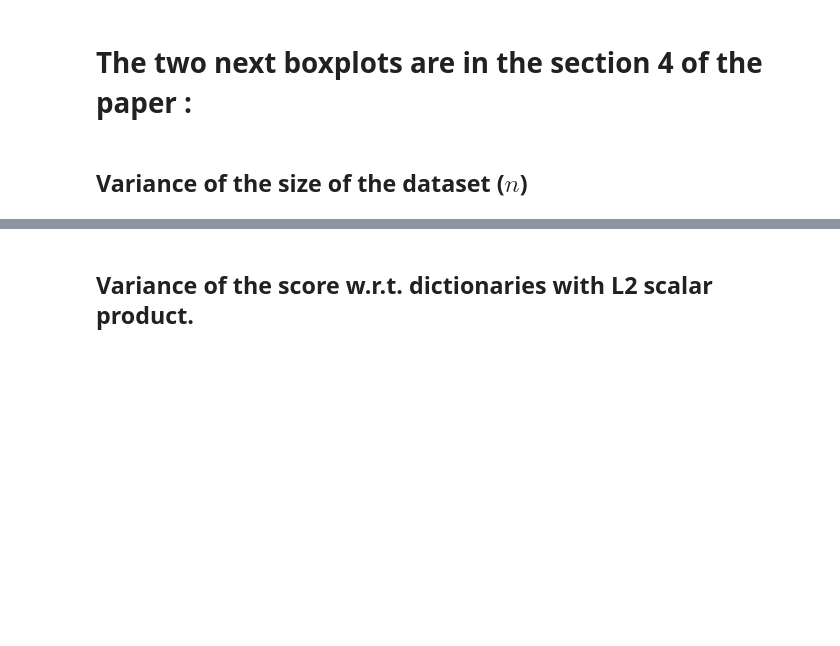
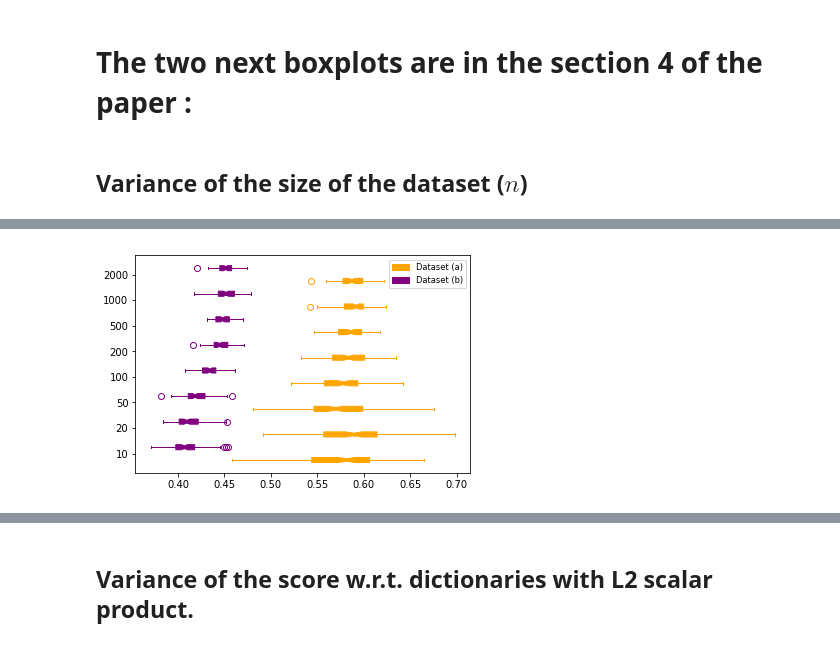
Before and after one commit to GuillaumeStaermanML/FIF, a Jupyter notebook: Code_FIF/Boxplots/Boxplots_paper.ipynb, the cells around one changed output, grey strips where cells are left out. Drawn from its saved outputs; the diff is of its cells as text; code cells hidden in the pictures; blank space fills up the shorter version.

```diff
--- a/Code_FIF/Boxplots/Boxplots_paper.ipynb
+++ b/Code_FIF/Boxplots/Boxplots_paper.ipynb
@@ -139,0 +140,9 @@ Text(0.5, 0, 'Score')
+# %%
+plt.figure(figsize=(6,4))
+plotboxplot3(AAAt,aaat,ticks)
+#plt.ylabel("Sample size", size = 18)
+#plt.title(" $x_1$  ", size = 20)
+#plt.xlabel('Score', size = 18)
+plt.savefig('boxplot_sample_1.pdf')
+# %% [output]
+[figure, added]
```
Also changed, not shown: parts of 9 cells of this notebook, 10 other files.
